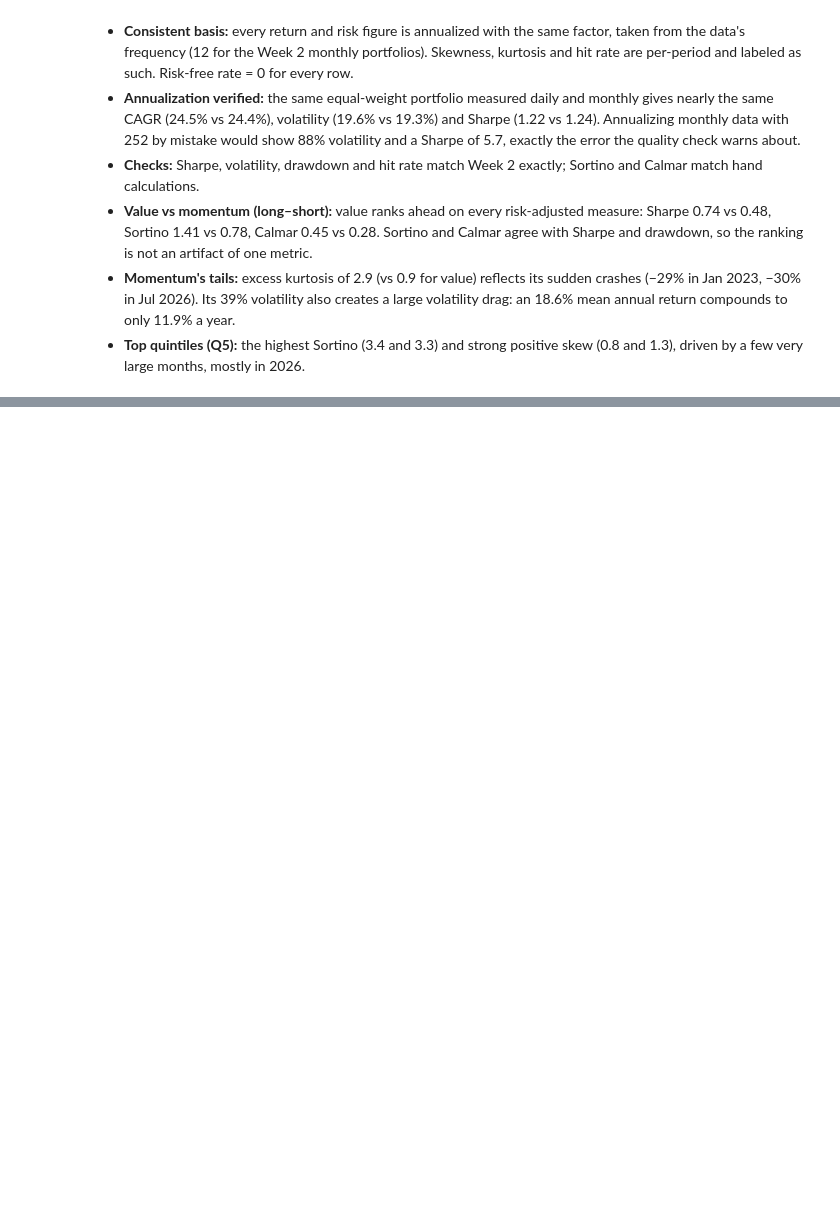
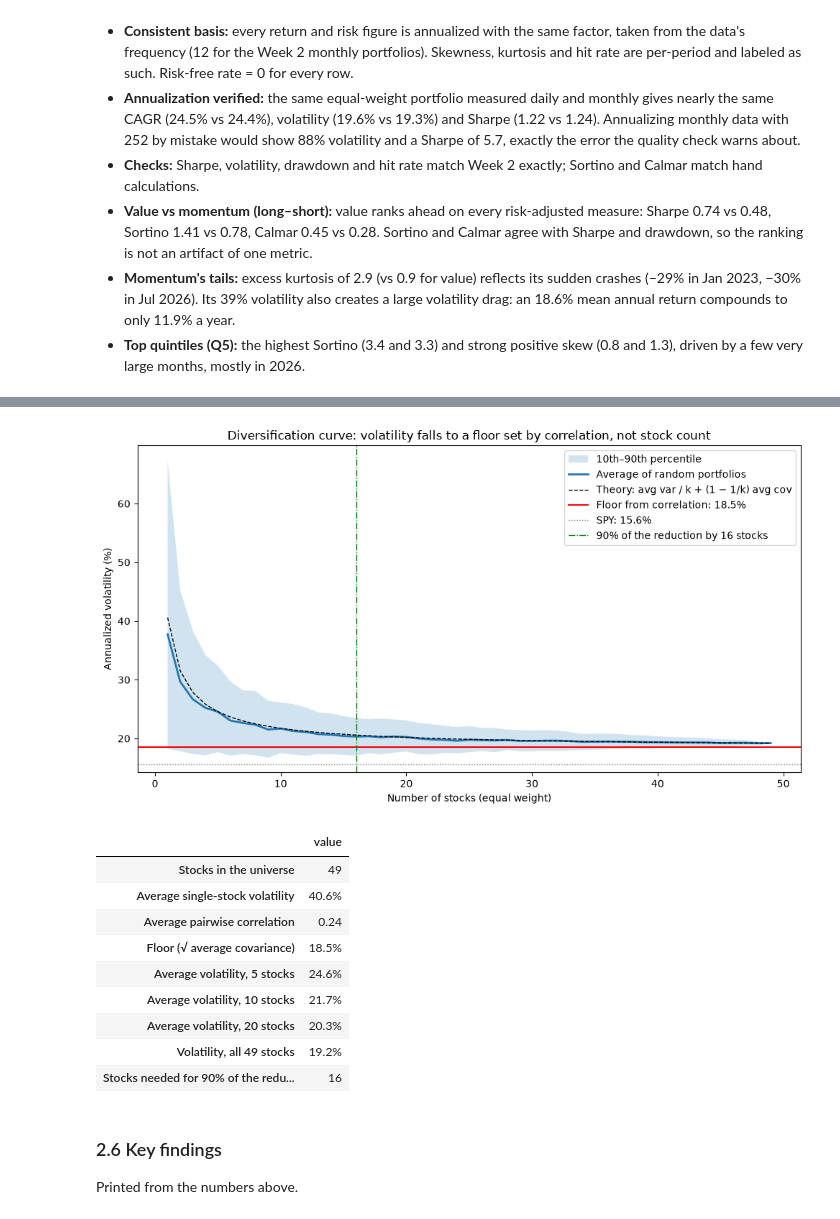
Before and after one commit to jialucharlottewu/LendoCapital, a Jupyter notebook: notebooks/week3/risk_portfolio_construction.ipynb, the cells around one changed output, grey strips where cells are left out. Cells and saved outputs as stored; diff of their text form; code cells hidden in the pictures; blank space fills up the shorter version.

```diff
--- a/notebooks/week3/risk_portfolio_construction.ipynb
+++ b/notebooks/week3/risk_portfolio_construction.ipynb
@@ -169,0 +326,46 @@ recon
+# %%
+curve = diversification_curve(stock_m, n_draws=500, seed=0)
+a = curve.attrs
+spy_vol = spy_m.std() * np.sqrt(12)
+
+fig, ax = plt.subplots(figsize=(10, 5.5))
+ax.fill_between(curve.index, curve["p10_vol"] * 100, curve["p90_vol"] * 100, alpha=0.2, label="10th–90th percentile")
+ax.plot(curve.index, curve["avg_vol"] * 100, lw=2, label="Average of random portfolios")
+ax.plot(curve.index, curve["theory_vol"] * 100, "k--", lw=1, label="Theory: avg var / k + (1 − 1/k) avg cov")
+ax.axhline(a["floor_vol"] * 100, color="red", lw=1.5, label=f"Floor from correlation: {a['floor_vol']:.1%}")
+ax.axhline(spy_vol * 100, color="gray", lw=1, ls=":", label=f"SPY: {spy_vol:.1%}")
+ax.axvline(a["n_for_90pct"], color="green", lw=1, ls="-.", label=f"90% of the reduction by {a['n_for_90pct']} stocks")
+ax.set_xlabel("Number of stocks (equal weight)")
+ax.set_ylabel("Annualized volatility (%)")
+ax.set_title("Diversification curve: volatility falls to a floor set by correlation, not stock count")
+ax.legend()
+plt.tight_layout()
+plt.savefig(f"{REPORTS}/diversification_curve.png", dpi=150)
+plt.show()
+
+pd.DataFrame({
+    "Stocks in the universe": a["n_universe"],
+    "Average single-stock volatility": f"{a['avg_stock_vol']:.1%}",
+    "Average pairwise correlation": f"{a['avg_pairwise_corr']:.2f}",
+    "Floor (√ average covariance)": f"{a['floor_vol']:.1%}",
+    f"Average volatility, 5 stocks": f"{curve.loc[5, 'avg_vol']:.1%}",
+    f"Average volatility, 10 stocks": f"{curve.loc[10, 'avg_vol']:.1%}",
+    f"Average volatility, 20 stocks": f"{curve.loc[20, 'avg_vol']:.1%}",
+    f"Volatility, all {a['n_universe']} stocks": f"{curve['avg_vol'].iloc[-1]:.1%}",
+    "Stocks needed for 90% of the reduction": a["n_for_90pct"],
+}, index=["value"]).T
+# %% [output]
+[figure, added]
+|  | value |
+| Stocks in the universe | 49 |
+| Average single-stock volatility | 40.6% |
+| Average pairwise correlation | 0.24 |
+| Floor (√ average covariance) | 18.5% |
+| Average volatility, 5 stocks | 24.6% |
+| Average volatility, 10 stocks | 21.7% |
+| Average volatility, 20 stocks | 20.3% |
+| Volatility, all 49 stocks | 19.2% |
+| Stocks needed for 90% of the redu... | 16 |
+# %% [markdown]
+### 2.6 Key findings
+Printed from the numbers above.
```
Also changed, not shown: parts of 14 cells of this notebook, 7 other files.
